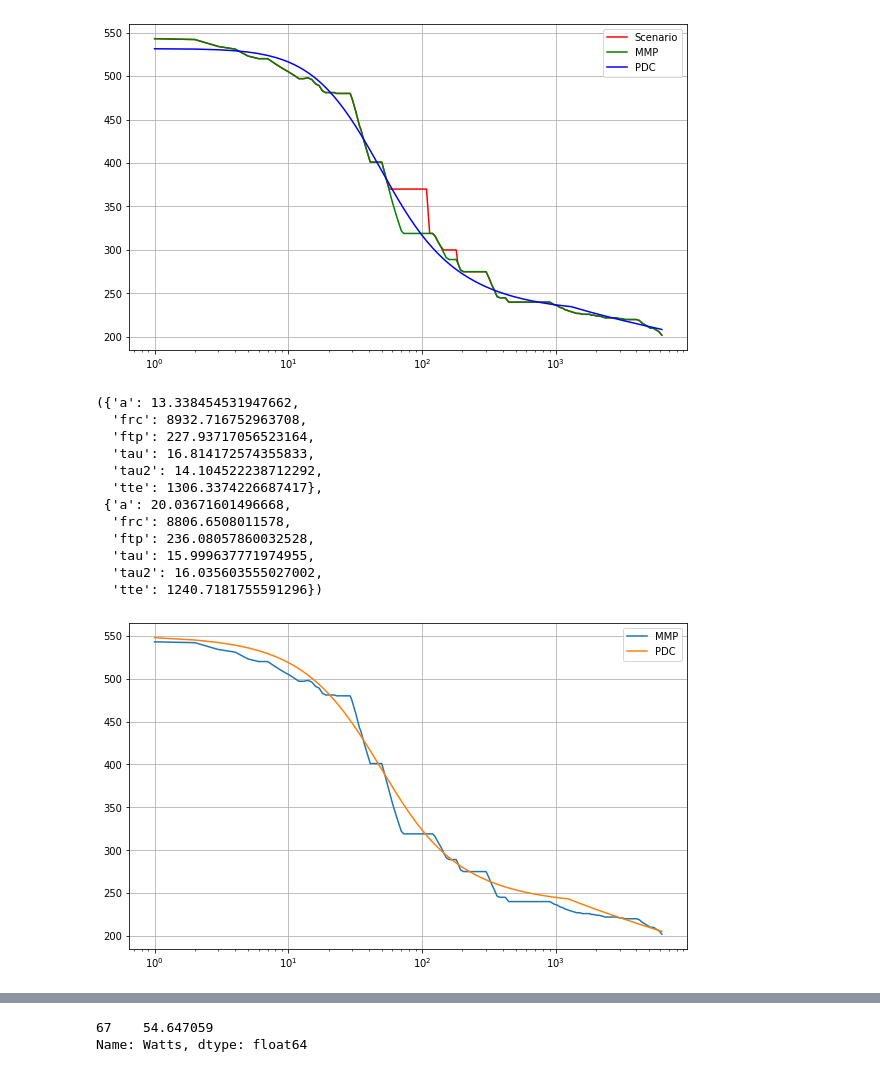
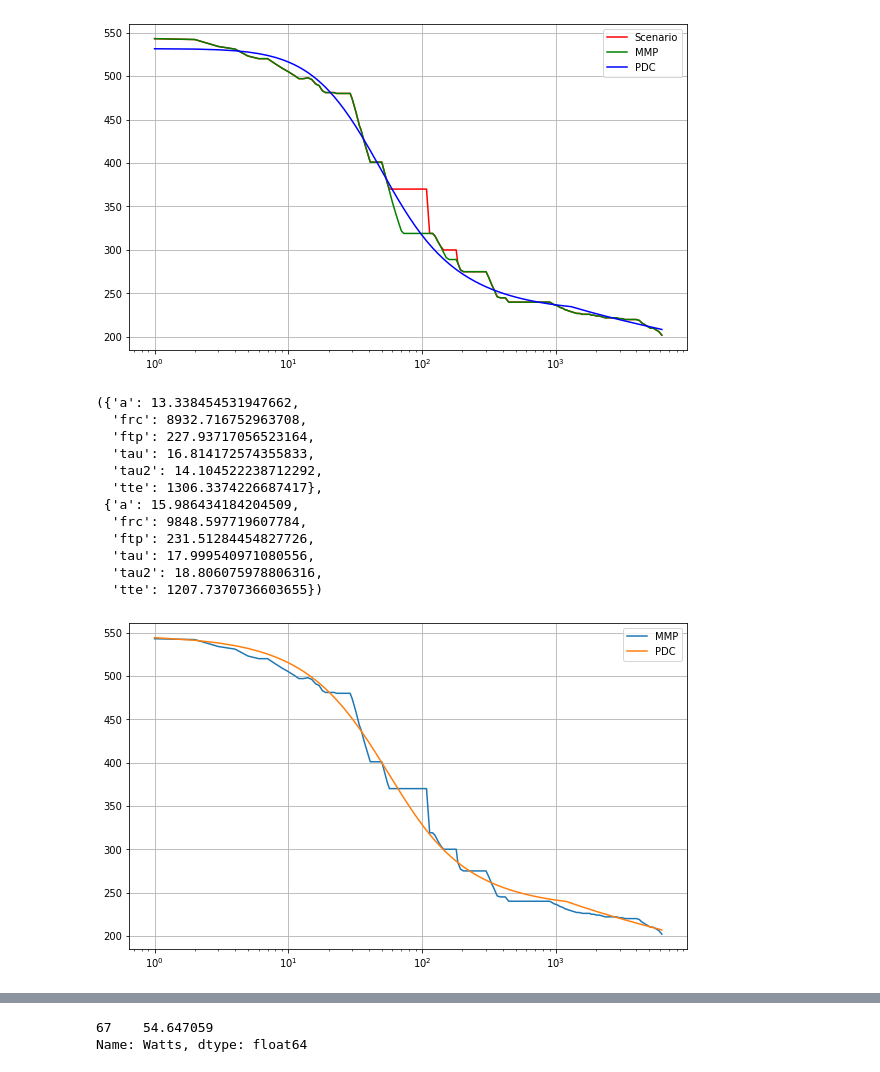
Before and after one commit to jpequegn/wkoAnalysis, a Jupyter notebook: notebooks/PDC Curve Fitting.ipynb, the cells around one changed output, grey strips where cells are left out. Cells and saved outputs as stored; diff of their text form; code cells hidden in the pictures.

```diff
--- a/notebooks/PDC Curve Fitting.ipynb
+++ b/notebooks/PDC Curve Fitting.ipynb
@@ -128,7 +128,7 @@ plt.xscale('log')
 [figure]
 # %%
 
-result_scen, fit_scen = fit_curve(df_temp['Secs'], df_temp['Watts'], maxtau=16)
+result_scen, fit_scen = fit_curve(df_temp['Secs'], df_temp['Watts'], maxtau=18)
 result.best_values, result_scen.best_values
 # %% [output]
 ({'a': 13.338454531947662,
@@ -137,16 +137,16 @@ result.best_values, result_scen.best_values
   'tau': 16.814172574355833,
   'tau2': 14.104522238712292,
   'tte': 1306.3374226687417},
- {'a': 20.03671601496668,
-  'frc': 8806.6508011578,
-  'ftp': 236.08057860032528,
-  'tau': 15.999637771974955,
-  'tau2': 16.035603555027002,
-  'tte': 1240.7181755591296})
+ {'a': 15.986434184204509,
+  'frc': 9848.597719607784,
+  'ftp': 231.51284454827726,
+  'tau': 17.999540971080556,
+  'tau2': 18.806075978806316,
+  'tte': 1207.7370736603655})
 # %%
-plotFittedCurve(df_x, df_y, fit_scen)
+plotFittedCurve(df_x, df_temp['Watts'], fit_scen)
 # %% [output]
-[figure, old version]
+[figure, new version]
 # %%
 plotResiduals(df_x, result_scen)
 # %% [output]
```
Also changed, not shown: parts of 1 cell of this notebook.
